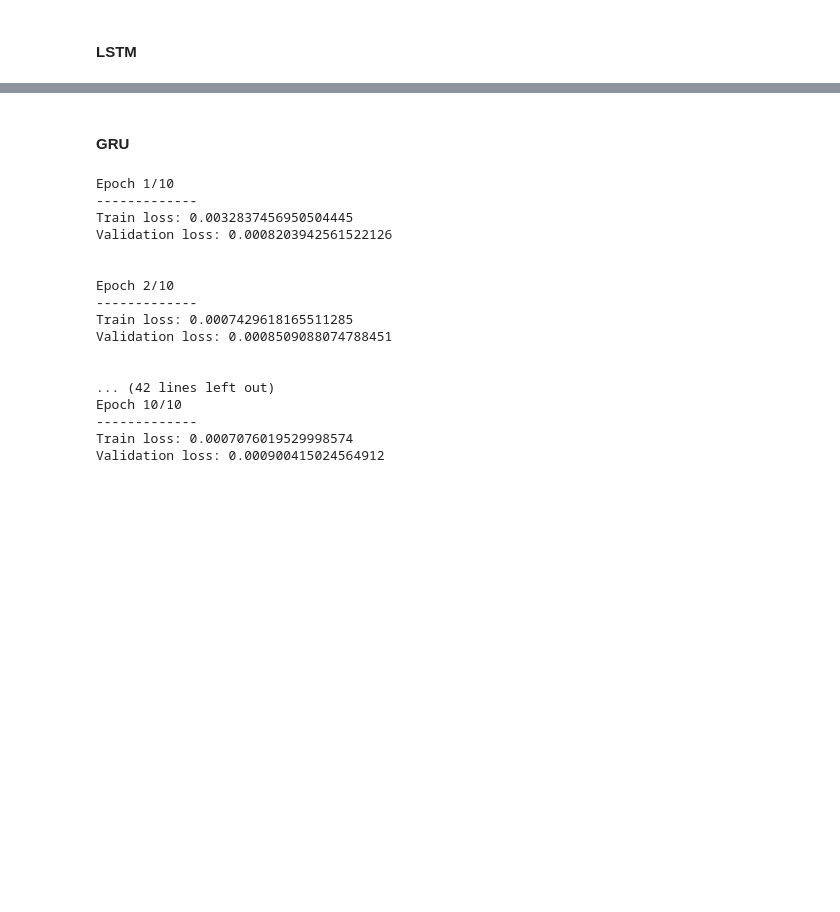
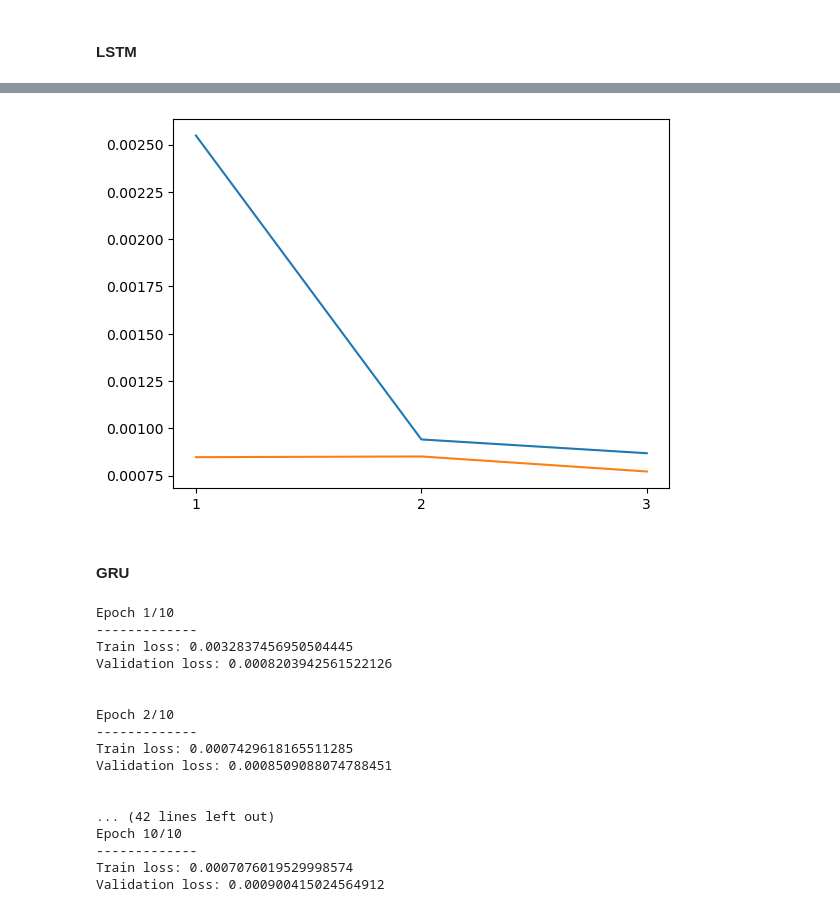
Before and after one commit to mrcljns/GRU-ML-presentation, a Jupyter notebook: gru_notebook.ipynb, the cells around one changed output, grey strips where cells are left out. Drawn from its saved outputs; the diff is of its cells as text; code cells hidden in the pictures; blank space fills up the shorter version.

```diff
--- a/gru_notebook.ipynb
+++ b/gru_notebook.ipynb
@@ -165,8 +167,8 @@ test_df = PollutionData(csv_dir="data/pollution_test_data1.csv"
                         , y_scaler=train_df.y_scaler
                         )
 # %%
-train_loader = DataLoader(train_df, shuffle=True, batch_size=128, drop_last=False)
-test_loader = DataLoader(test_df, shuffle=False, batch_size=128, drop_last=False)
+train_loader = DataLoader(train_df, shuffle=True, batch_size=128, drop_last=False, num_workers=-1)
+test_loader = DataLoader(test_df, shuffle=False, batch_size=128, drop_last=False, num_workers=-1)
 # %% [markdown]
 ### LSTM model class
 # %%
@@ -224,6 +285,6 @@ class GRUModel(nn.Module):
 # %%
-# Function for training the model
-def train_model(model, data_loader, loss_fn, optimizer):
+# Train the model
+def train_model(model, data_loader, loss_fn, optimizer, result_list):
 
     model.train()
 
@@ -244,11 +305,13 @@ def train_model(model, data_loader, loss_fn, optimizer):
 
     train_loss = train_loss / len(data_loader)
 
+    result_list.append(train_loss)
+
     print(f"Train loss: {train_loss}")
 
 
-# Function for evaluating the model on the validation data
-def evaluate_model(model, data_loader, loss_fn):
+# Evaluate the model on the validation data
+def evaluate_model(model, data_loader, loss_fn, result_list):
 
     model.eval()
 
@@ -264,10 +327,26 @@ def evaluate_model(model, data_loader, loss_fn):
 
     val_loss = val_loss / len(data_loader)
 
+    result_list.append(val_loss)
+
     print(f"Validation loss: {val_loss}")
 
 
-# Function for predicting on new data
+# Plot the loss curve
+def plot_loss_curve(train_loss_list, val_loss_list, n_epochs):
+
+    x_range = range(1, n_epochs+1)
+
+    plt.plot(x_range, train_loss_list)
+    plt.plot(x_range, val_loss_list)
+    plt.title("Loss curve")
+    plt.xlabel("Epoch")
+    plt.ylabel("Loss metric")
+    plt.xticks(x_range)
+    plt.show()
+
+
+# Predicting on new data
 def predict_model(model, data_loader):
 
     output = torch.tensor([])
@@ -292,15 +371,19 @@ lstm_optimizer = torch.optim.Adam(lstm_model.parameters(), lr=0.01)
 
 loss_fn = nn.MSELoss()
 
-epochs = 10
+epochs = 3
+
+lstm_train_loss = []
+
+lstm_val_loss = []
 
 for epoch in range(epochs):
 
     print(f"Epoch {epoch+1}/{epochs}\n-------------")
 
-    train_model(lstm_model, train_loader, loss_fn, lstm_optimizer)
+    train_model(lstm_model, train_loader, loss_fn, lstm_optimizer, lstm_train_loss)
 
-    evaluate_model(lstm_model, test_loader, loss_fn)
+    evaluate_model(lstm_model, test_loader, loss_fn, lstm_val_loss)
 
     print("\n")
 # %% [output]
@@ -324,3 +406,7 @@ Validation loss: 0.0007374234167703738
+# %%
+plot_loss_curve(lstm_train_loss, lstm_val_loss, epochs)
+# %% [output]
+[figure, added]
 # %%
 lstm_output = predict_model(lstm_model, test_loader)
 lstm_output = test_df.y_scaler.inverse_transform(lstm_output)
```
Also changed, not shown: parts of 10 cells of this notebook, 6 other files.
